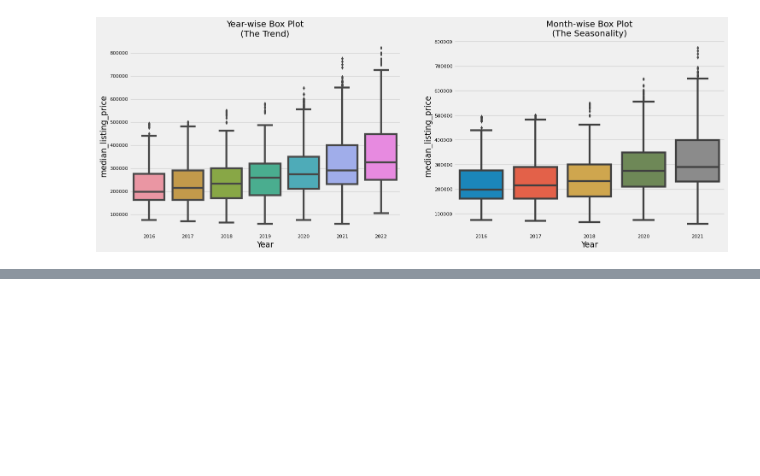
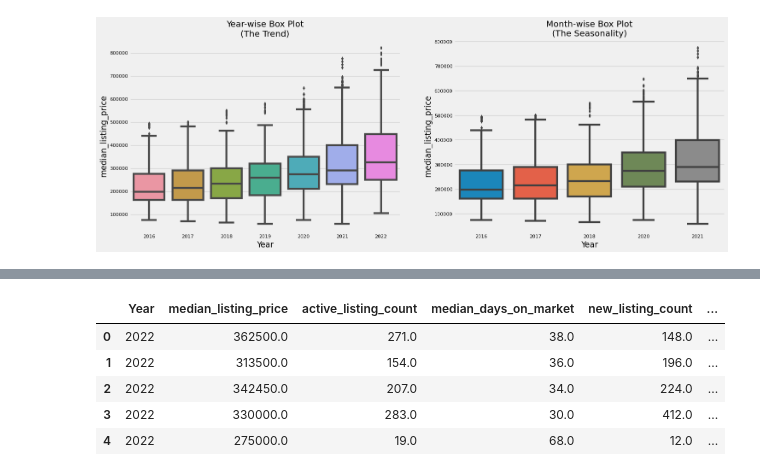
Before and after one commit to ksommerdorf/FinalProject, a Jupyter notebook: boxplots.ipynb, the cells around one changed output, grey strips where cells are left out. Saved outputs shown, nothing was run; the diff lists cells and outputs as text; code cells hidden in the pictures; blank space fills up the shorter version.

```diff
--- a/boxplots.ipynb
+++ b/boxplots.ipynb
@@ -93,0 +135,10 @@ plt.show()
+# %%
+df.drop(columns=["County"], inplace=True)
+df.head()
+# %% [output]
+|  | Year | median_listing_price | active_listing_count | median_days_on_market | new_listing_count | ... |
+| 0 | 2022 | 362500.0 | 271.0 | 38.0 | 148.0 | ... |
+| 1 | 2022 | 313500.0 | 154.0 | 36.0 | 196.0 | ... |
+| 2 | 2022 | 342450.0 | 207.0 | 34.0 | 224.0 | ... |
+| 3 | 2022 | 330000.0 | 283.0 | 30.0 | 412.0 | ... |
+| 4 | 2022 | 275000.0 | 19.0 | 68.0 | 12.0 | ... |
```
Also changed, not shown: parts of 9 cells of this notebook.
